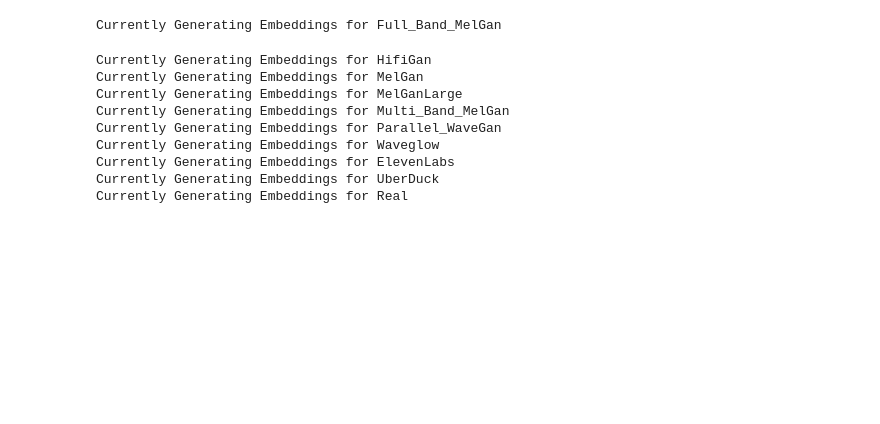
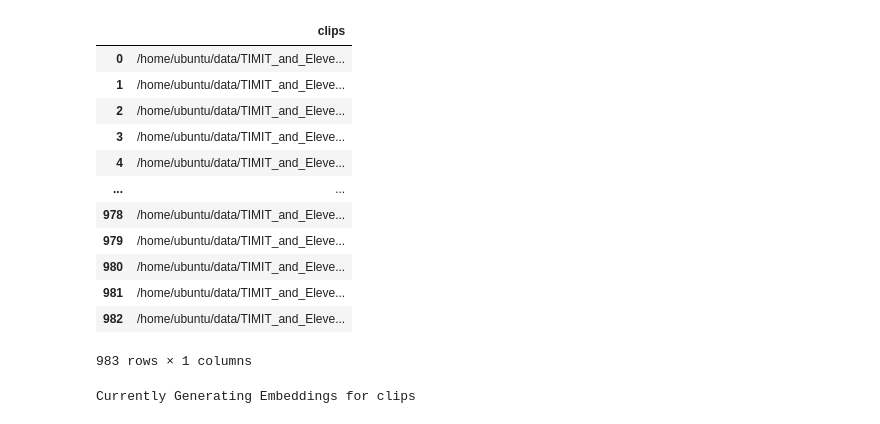
Before and after one commit to romitbarua/MultiModalDeepFake, a Jupyter notebook: testing-code/GenerateAndSaveEmbeddings.ipynb, the cells around one changed output. Saved outputs shown, nothing was run; the diff lists cells and outputs as text; code cells hidden in the pictures; blank space fills up the shorter version.

```diff
--- a/testing-code/GenerateAndSaveEmbeddings.ipynb
+++ b/testing-code/GenerateAndSaveEmbeddings.ipynb
@@ -60 +60,22 @@ metadata.head()
+# %%
+import os
+path_dir = '/home/ubuntu/data/TIMIT_and_ElevenLabs/16KHz'
+paths = os.listdir(path_dir)
+paths = [os.path.join(path_dir, path) for path in paths]
+metadata = pd.DataFrame({'clips':paths})
+metadata
+# %% [output]
+|  | clips |
+| 0 | /home/ubuntu/data/TIMIT_and_Eleve... |
+| 1 | /home/ubuntu/data/TIMIT_and_Eleve... |
+| 2 | /home/ubuntu/data/TIMIT_and_Eleve... |
+| 3 | /home/ubuntu/data/TIMIT_and_Eleve... |
+| 4 | /home/ubuntu/data/TIMIT_and_Eleve... |
+| ... | ... |
+| 978 | /home/ubuntu/data/TIMIT_and_Eleve... |
+| 979 | /home/ubuntu/data/TIMIT_and_Eleve... |
+| 980 | /home/ubuntu/data/TIMIT_and_Eleve... |
+| 981 | /home/ubuntu/data/TIMIT_and_Eleve... |
+| 982 | /home/ubuntu/data/TIMIT_and_Eleve... |
+983 rows × 1 columns
 # %%
@@ -66,7 +88,7 @@ for arch in archs:
     embeddings = generateTitaNetEmbeddings(speaker_model, paths, False)
     embeddings_df = pd.DataFrame(embeddings)
     embeddings_df['path'] = paths
-    embeddings_df.to_csv(f'/home/ubuntu/data/wavefake_data/Embeddings/16KHz_Laundered/{arch}.csv', index=False)
+    embeddings_df.to_csv(f'/home/ubuntu/data/TIMIT_and_ElevenLabs/embeddings/clips.csv', index=False)
 
     #paths = metadata.sample(5).copy()
     #paths = paths.loc[~paths[arch].isna(), arch].reset_index()[arch]
@@ -76,14 +98,5 @@ for arch in archs:
     #embeddings_df = pd.DataFrame(embeddings)
     #embeddings_df['path'] = list(paths)
 # %% [output]
-Currently Generating Embeddings for Full_Band_MelGan
+Currently Generating Embeddings for clips
-Currently Generating Embeddings for HifiGan
-Currently Generating Embeddings for MelGan
-Currently Generating Embeddings for MelGanLarge
-Currently Generating Embeddings for Multi_Band_MelGan
-Currently Generating Embeddings for Parallel_WaveGan
-Currently Generating Embeddings for Waveglow
-Currently Generating Embeddings for ElevenLabs
-Currently Generating Embeddings for UberDuck
-Currently Generating Embeddings for Real
 # %%
```
Also changed, not shown: parts of 6 cells of this notebook, 43 other files.
